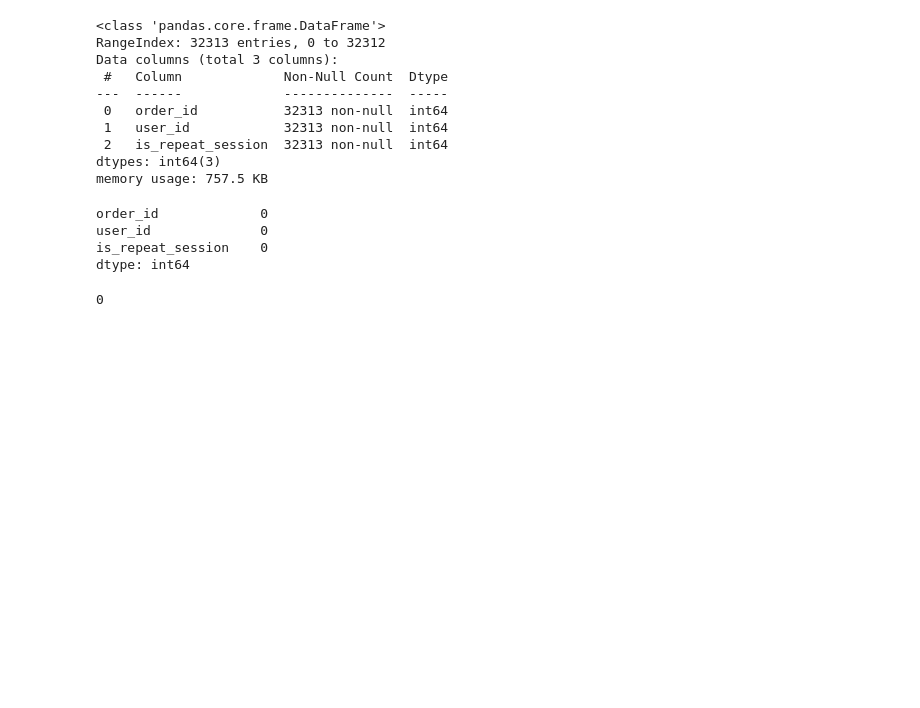
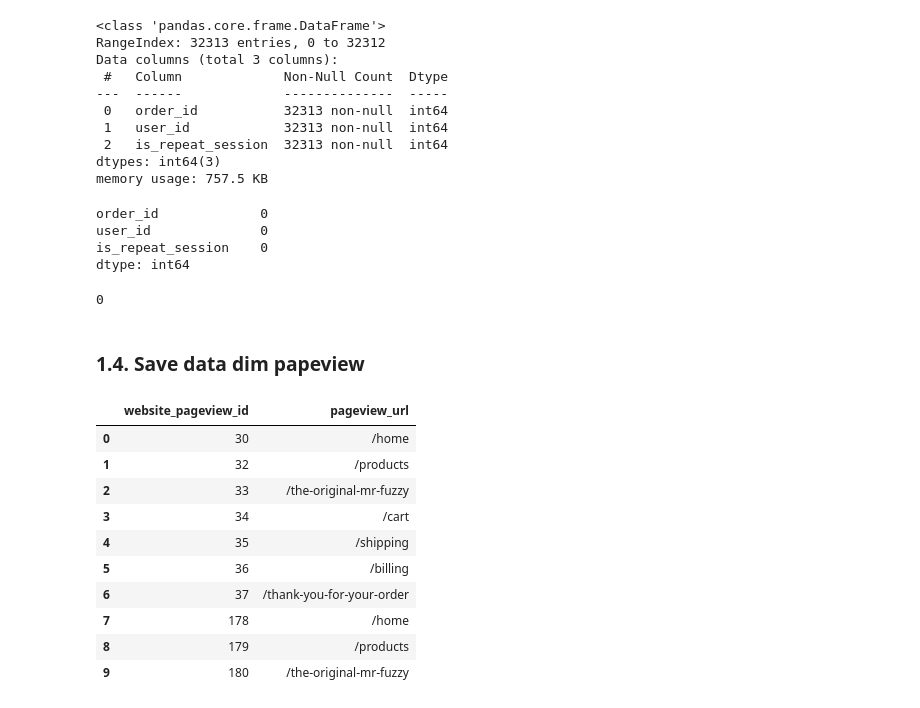
Before and after one commit to phantrongnguyen/toy-store-ecommerce-analytics-platform, a Jupyter notebook: ml/notebooks/01_create_ml_dataset.ipynb, the cells around one changed output. Saved outputs shown, nothing was run; the diff lists cells and outputs as text; code cells hidden in the pictures; blank space fills up the shorter version.

Commit message:
feat: add data dim papeview table

```diff
--- a/ml/notebooks/01_create_ml_dataset.ipynb
+++ b/ml/notebooks/01_create_ml_dataset.ipynb
@@ -181,3 +181,21 @@ data_dim_order.duplicated().sum()
 # %%
 # save data_dim_order to csv
 data_dim_order.to_csv('data/processed/dim_order.csv', index=False)
+# %% [markdown]
+### 1.4. Save data dim papeview
+# %%
+data_dim_papeview = pd.read_sql("select * from dim_papeview", engine)
+# %%
+data_dim_papeview.head(10)
+# %% [output]
+|  | website_pageview_id | pageview_url |
+| 0 | 30 | /home |
+| 1 | 32 | /products |
+| 2 | 33 | /the-original-mr-fuzzy |
+| 3 | 34 | /cart |
+| 4 | 35 | /shipping |
+| 5 | 36 | /billing |
+| 6 | 37 | /thank-you-for-your-order |
+| 7 | 178 | /home |
+| 8 | 179 | /products |
+| 9 | 180 | /the-original-mr-fuzzy |
```
Also changed, not shown: parts of 5 cells of this notebook, 1 other file.
